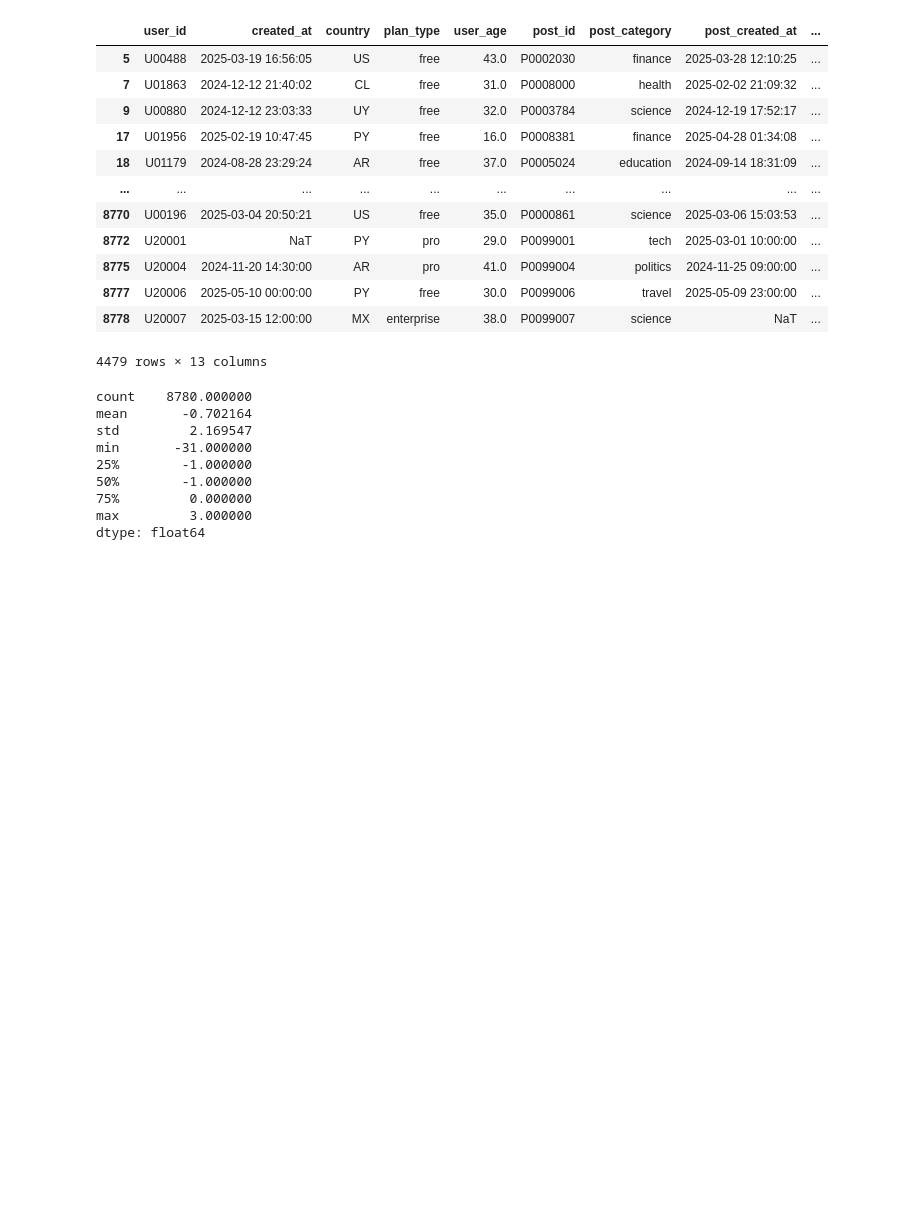
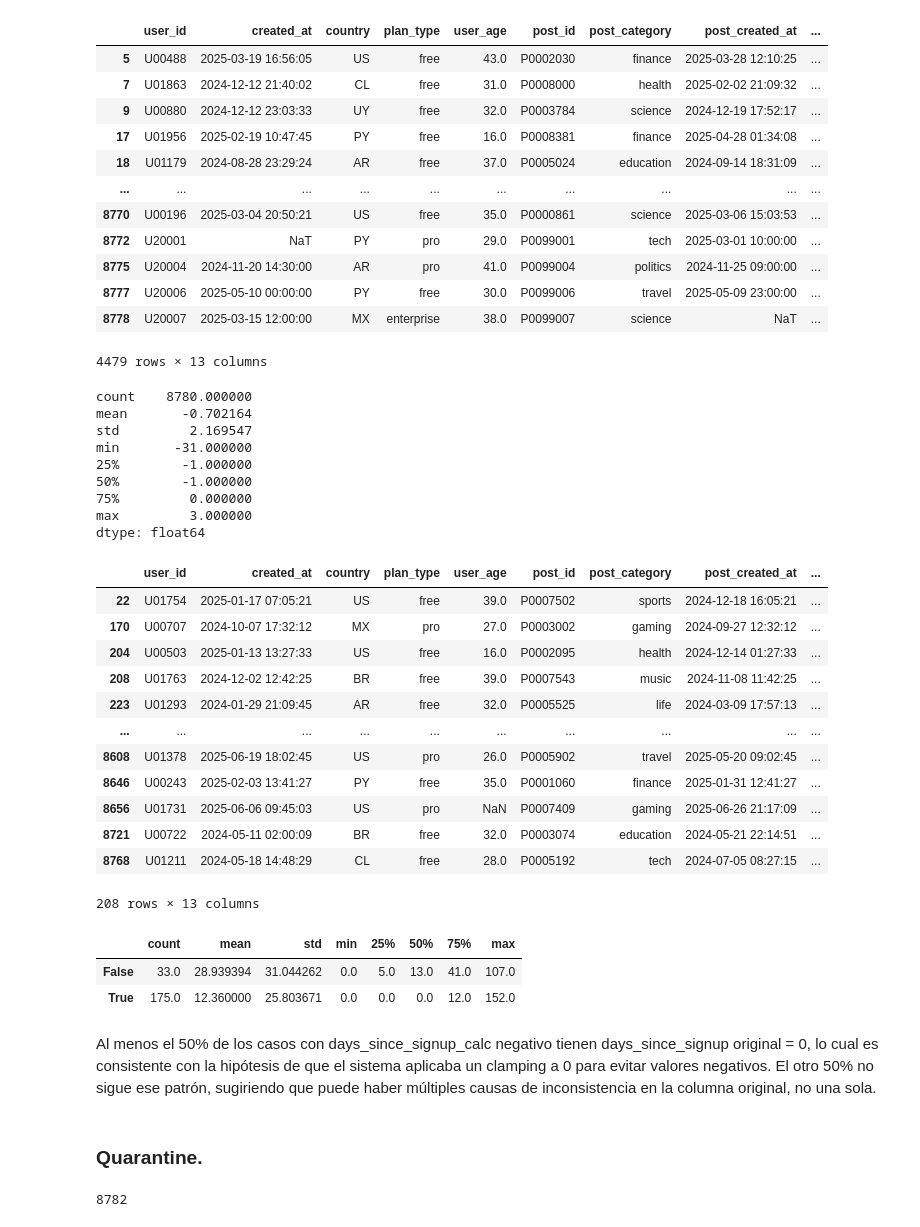
Before and after one commit to CarlosScura/IceAnalytics, a Jupyter notebook: iceanalytics_pipeline.ipynb, the cells around one changed output. Saved outputs shown, nothing was run; the diff lists cells and outputs as text; code cells hidden in the pictures; blank space fills up the shorter version.

Commit message:
feat: Se recalculó  days_since_signup, análisis de mismatches y armado de quarantine con reason_code.

```diff
--- a/iceanalytics_pipeline.ipynb
+++ b/iceanalytics_pipeline.ipynb
@@ -314,3 +314,31 @@ min       -31.000000
 75%         0.000000
 max         3.000000
 dtype: float64
+# %%
+# Controlamos la cantidad de casos que van por encima de lo normal que es de 1 dia, que se asume que es por redondeo
+# pd.set_option('display.max_rows', 250)
+df[diferencia.abs() > 1.0]
+# %% [output]
+|  | user_id | created_at | country | plan_type | user_age | post_id | post_category | post_created_at | ... |
+| 22 | U01754 | 2025-01-17 07:05:21 | US | free | 39.0 | P0007502 | sports | 2024-12-18 16:05:21 | ... |
+| 170 | U00707 | 2024-10-07 17:32:12 | MX | pro | 27.0 | P0003002 | gaming | 2024-09-27 12:32:12 | ... |
+| 204 | U00503 | 2025-01-13 13:27:33 | US | free | 16.0 | P0002095 | health | 2024-12-14 01:27:33 | ... |
+| 208 | U01763 | 2024-12-02 12:42:25 | BR | free | 39.0 | P0007543 | music | 2024-11-08 11:42:25 | ... |
+| 223 | U01293 | 2024-01-29 21:09:45 | AR | free | 32.0 | P0005525 | life | 2024-03-09 17:57:13 | ... |
+| ... | ... | ... | ... | ... | ... | ... | ... | ... | ... |
+| 8608 | U01378 | 2025-06-19 18:02:45 | US | pro | 26.0 | P0005902 | travel | 2025-05-20 09:02:45 | ... |
+| 8646 | U00243 | 2025-02-03 13:41:27 | PY | free | 35.0 | P0001060 | finance | 2025-01-31 12:41:27 | ... |
+| 8656 | U01731 | 2025-06-06 09:45:03 | US | pro | NaN | P0007409 | gaming | 2025-06-26 21:17:09 | ... |
+| 8721 | U00722 | 2024-05-11 02:00:09 | BR | free | 32.0 | P0003074 | education | 2024-05-21 22:14:51 | ... |
+| 8768 | U01211 | 2024-05-18 14:48:29 | CL | free | 28.0 | P0005192 | tech | 2024-07-05 08:27:15 | ... |
+208 rows × 13 columns
+# %%
+df[diferencia.abs() > 1.0].groupby(diferencia < 0)['days_since_signup'].describe()
+# %% [output]
+|  | count | mean | std | min | 25% | 50% | 75% | max |
+| False | 33.0 | 28.939394 | 31.044262 | 0.0 | 5.0 | 13.0 | 41.0 | 107.0 |
+| True | 175.0 | 12.360000 | 25.803671 | 0.0 | 0.0 | 0.0 | 12.0 | 152.0 |
+# %% [markdown]
+Al menos el 50% de los casos con days_since_signup_calc negativo tienen days_since_signup original = 0, lo cual es consistente con la hipótesis de que el sistema aplicaba un clamping a 0 para evitar valores negativos. El otro 50% no sigue ese patrón, sugiriendo que puede haber múltiples causas de inconsistencia en la columna original, no una sola.
+# %% [markdown]
+### Quarantine.
@@ -316,0 +367,4 @@ dtype: float64
+# %%
+len(df_quarantine) + len(df_clean)
+# %% [output]
+8782
```
Also changed, not shown: parts of 2 cells of this notebook, 1 other file.
